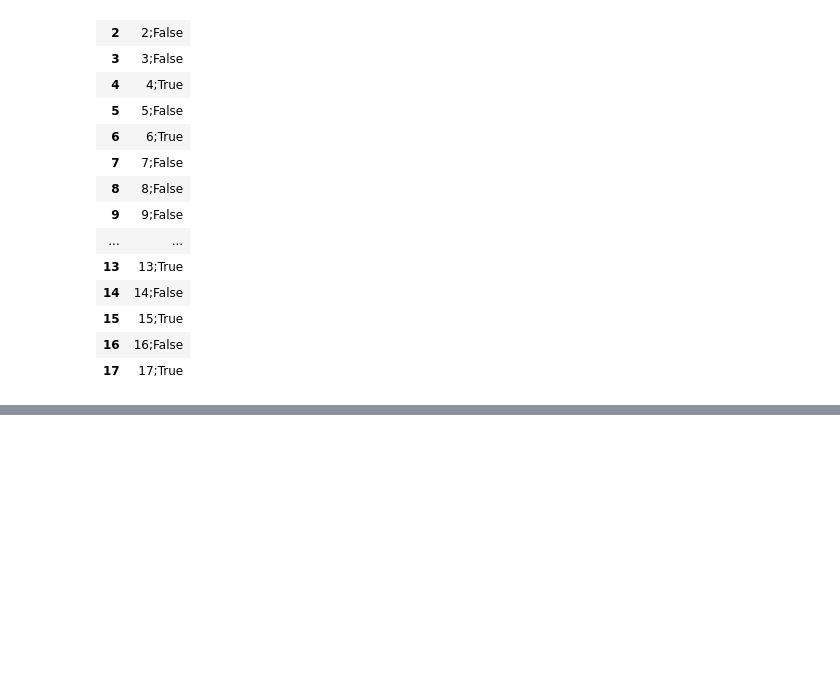
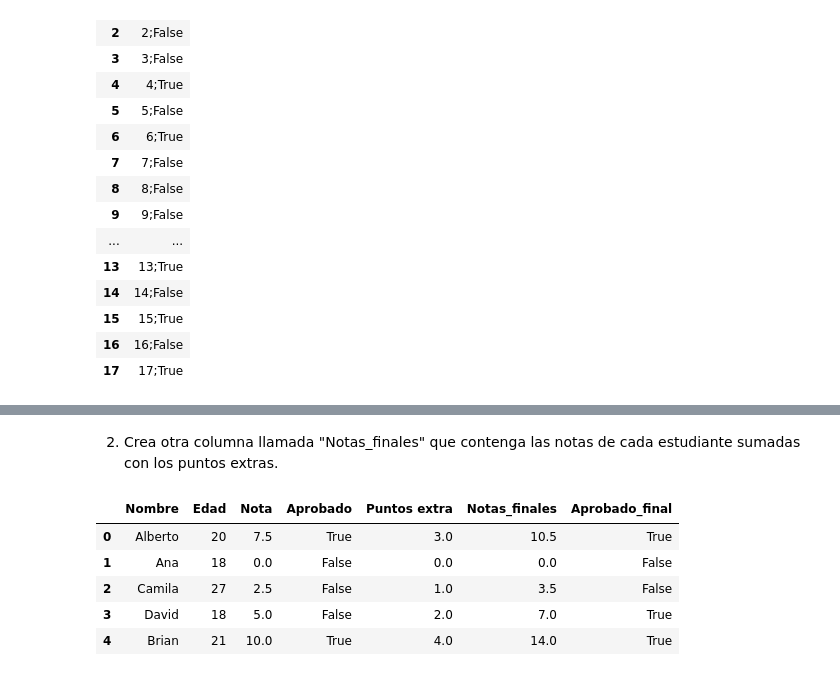
Before and after one commit to Luis1g/Python_DataScience, a Jupyter notebook: Pandas/desafio1.ipynb, the cells around one changed output, grey strips where cells are left out. Drawn from its saved outputs; the diff is of its cells as text; code cells hidden in the pictures; blank space fills up the shorter version.

```diff
--- a/Pandas/desafio1.ipynb
+++ b/Pandas/desafio1.ipynb
@@ -176,0 +194,12 @@ pd.read_csv("alumnos_aprobado.csv")
+# %% [markdown]
+2. Crea otra columna llamada "Notas_finales" que contenga las notas de cada estudiante sumadas con los puntos extras.
+# %%
+df["Notas_finales"] = df["Nota"] + df["Puntos extra"]
+df.head()
+# %% [output]
+|  | Nombre | Edad | Nota | Aprobado | Puntos extra | Notas_finales | Aprobado_final |
+| 0 | Alberto | 20 | 7.5 | True | 3.0 | 10.5 | True |
+| 1 | Ana | 18 | 0.0 | False | 0.0 | 0.0 | False |
+| 2 | Camila | 27 | 2.5 | False | 1.0 | 3.5 | False |
+| 3 | David | 18 | 5.0 | False | 2.0 | 7.0 | True |
+| 4 | Brian | 21 | 10.0 | True | 4.0 | 14.0 | True |
```
Also changed, not shown: parts of 7 cells of this notebook.
